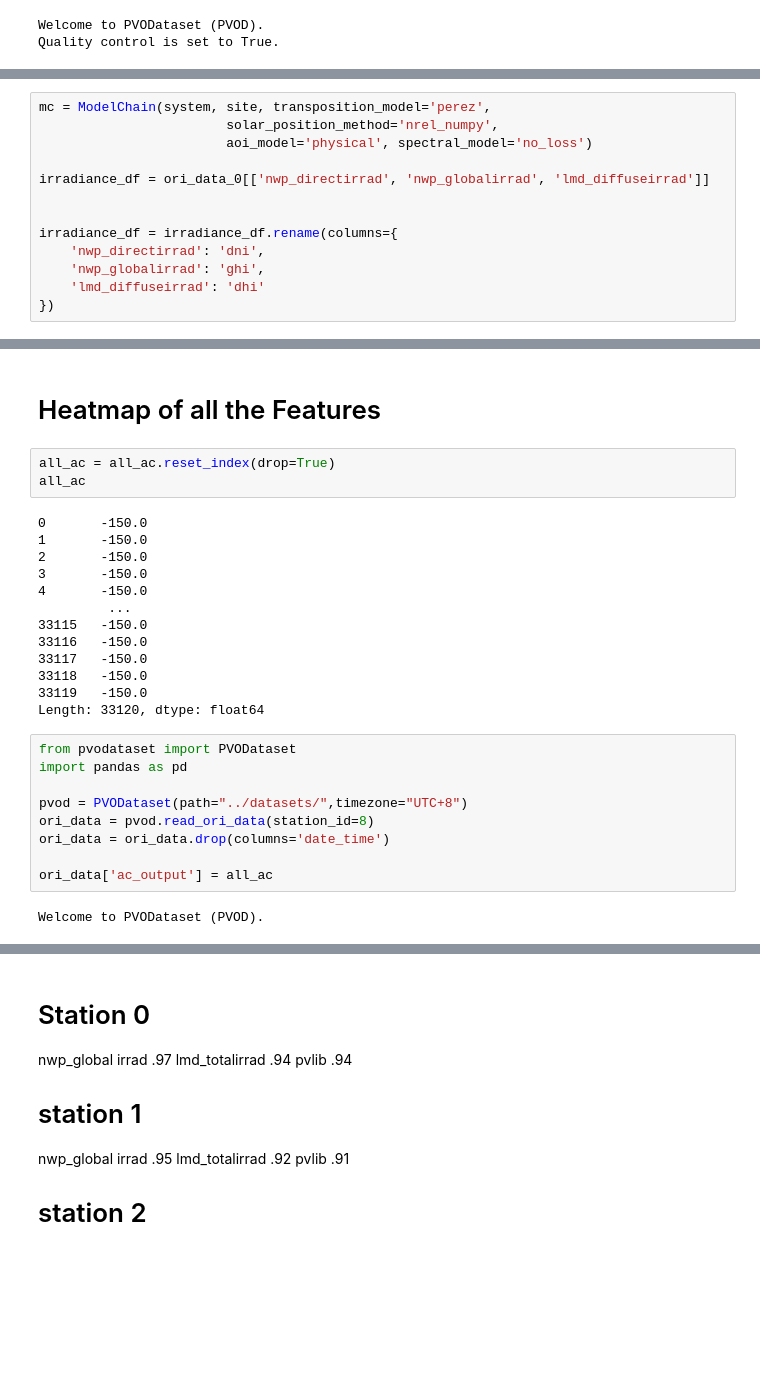
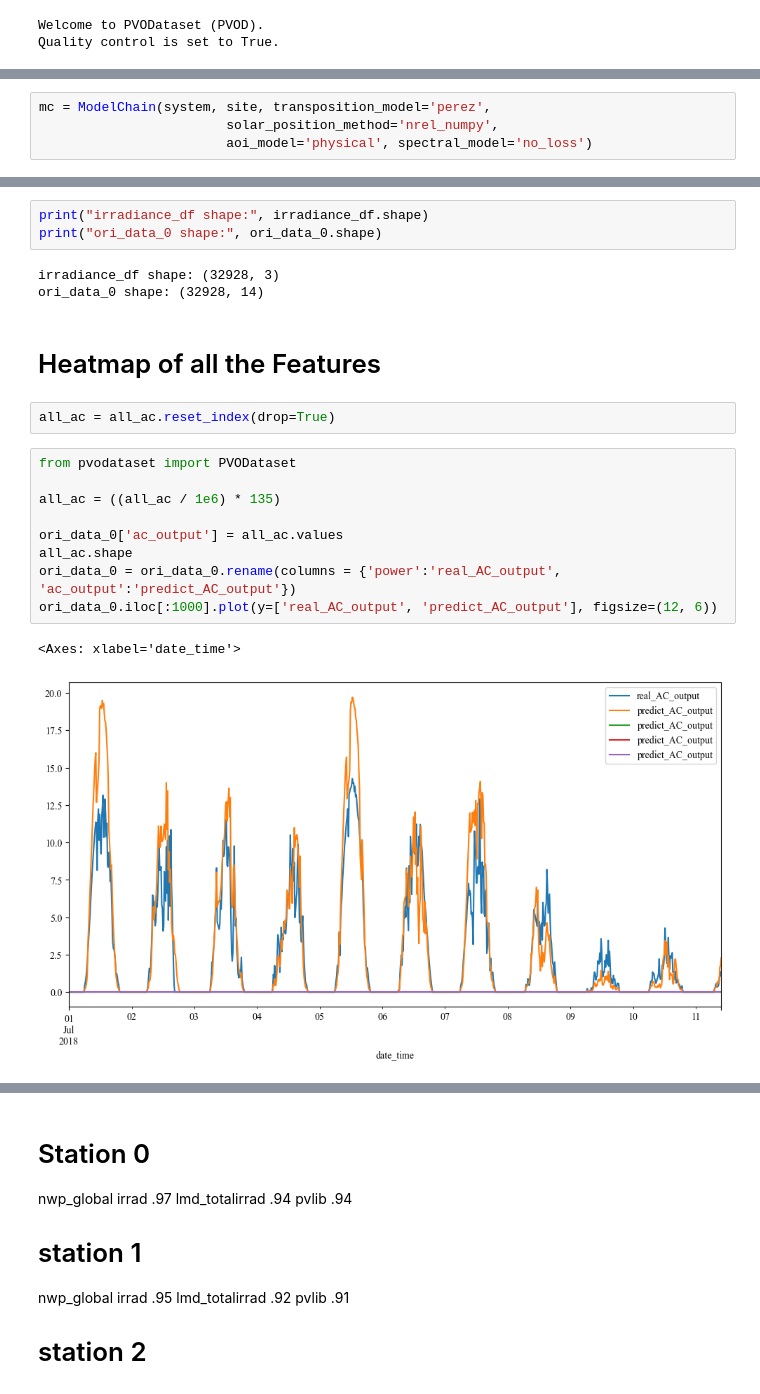
Before and after one commit to naokic3/solar_projectN, a Jupyter notebook: PVODataset/src/SampleCode.ipynb, the cells around one changed output, grey strips where cells are left out. Drawn from its saved outputs; the diff is of its cells as text; blank space fills up the shorter version.

```diff
--- a/PVODataset/src/SampleCode.ipynb
+++ b/PVODataset/src/SampleCode.ipynb
@@ -360,12 +397,3 @@ system = PVSystem(surface_tilt=33, surface_azimuth=180,
 mc = ModelChain(system, site, transposition_model='perez',
                         solar_position_method='nrel_numpy',
                         aoi_model='physical', spectral_model='no_loss')
-
-irradiance_df = ori_data_0[['nwp_directirrad', 'nwp_globalirrad', 'lmd_diffuseirrad']]
-
-
-irradiance_df = irradiance_df.rename(columns={
-    'nwp_directirrad': 'dni',
-    'nwp_globalirrad': 'ghi',
-    'lmd_diffuseirrad': 'dhi'
-})
@@ -379,29 +459,22 @@ all_ac = results.results.ac
+# %%
+print("irradiance_df shape:", irradiance_df.shape)
+print("ori_data_0 shape:", ori_data_0.shape)
+# %% [output]
+irradiance_df shape: (32928, 3)
+ori_data_0 shape: (32928, 14)
 # %% [markdown]
 # Heatmap of all the Features
 # %%
 all_ac = all_ac.reset_index(drop=True)
-all_ac
-# %% [output]
-0       -150.0
-1       -150.0
-2       -150.0
-3       -150.0
-4       -150.0
-         ...
-33115   -150.0
-33116   -150.0
-33117   -150.0
-33118   -150.0
-33119   -150.0
-Length: 33120, dtype: float64
-# %%
-from pvodataset import PVODataset
-import pandas as pd
-
-pvod = PVODataset(path="../datasets/",timezone="UTC+8")
-ori_data = pvod.read_ori_data(station_id=8)
-ori_data = ori_data.drop(columns='date_time')
-
-ori_data['ac_output'] = all_ac
-# %% [output]
-Welcome to PVODataset (PVOD).
+# %%
+from pvodataset import PVODataset
+
+all_ac = ((all_ac / 1e6) * 135)
+
+ori_data_0['ac_output'] = all_ac.values
+all_ac.shape
+ori_data_0 = ori_data_0.rename(columns = {'power':'real_AC_output', 'ac_output':'predict_AC_output'})
+ori_data_0.iloc[:1000].plot(y=['real_AC_output', 'predict_AC_output'], figsize=(12, 6))
+# %% [output]
+<Axes: xlabel='date_time'>
+[figure, added]
```
Also changed, not shown: parts of 23 cells of this notebook.
